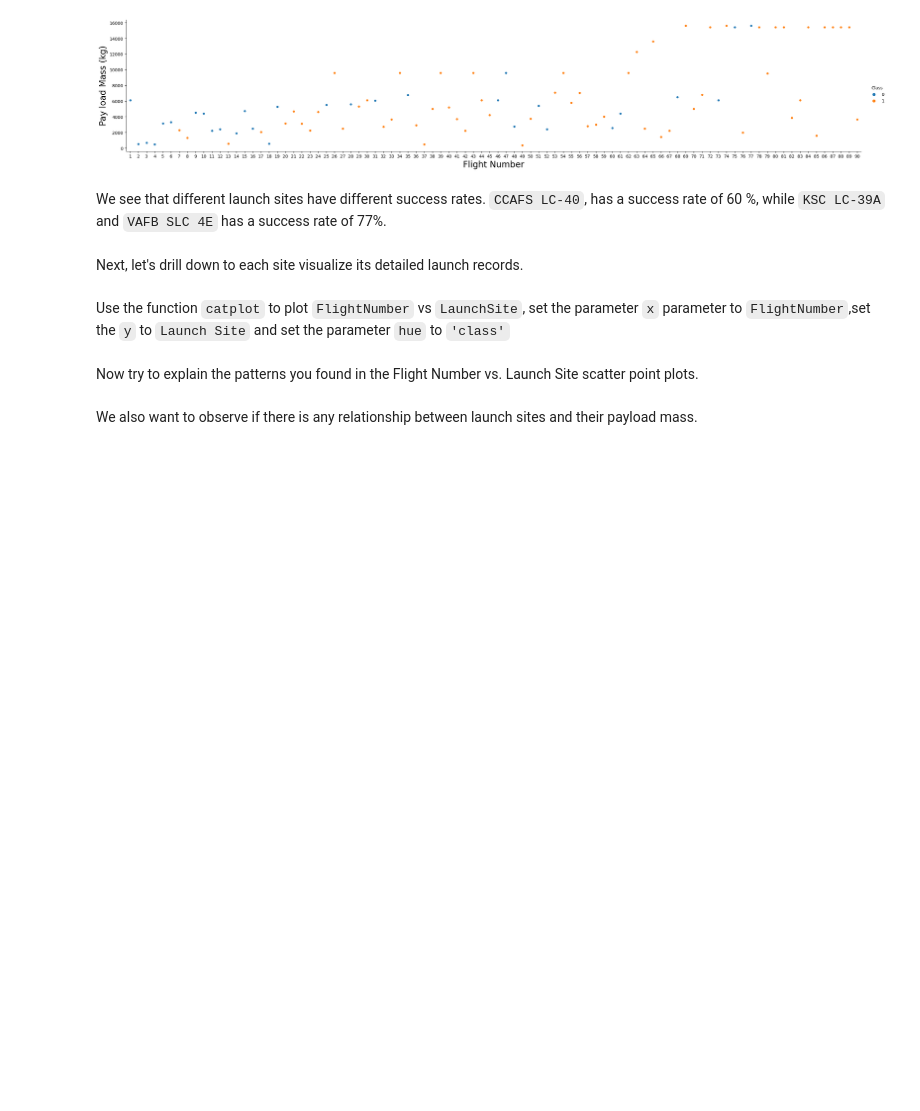
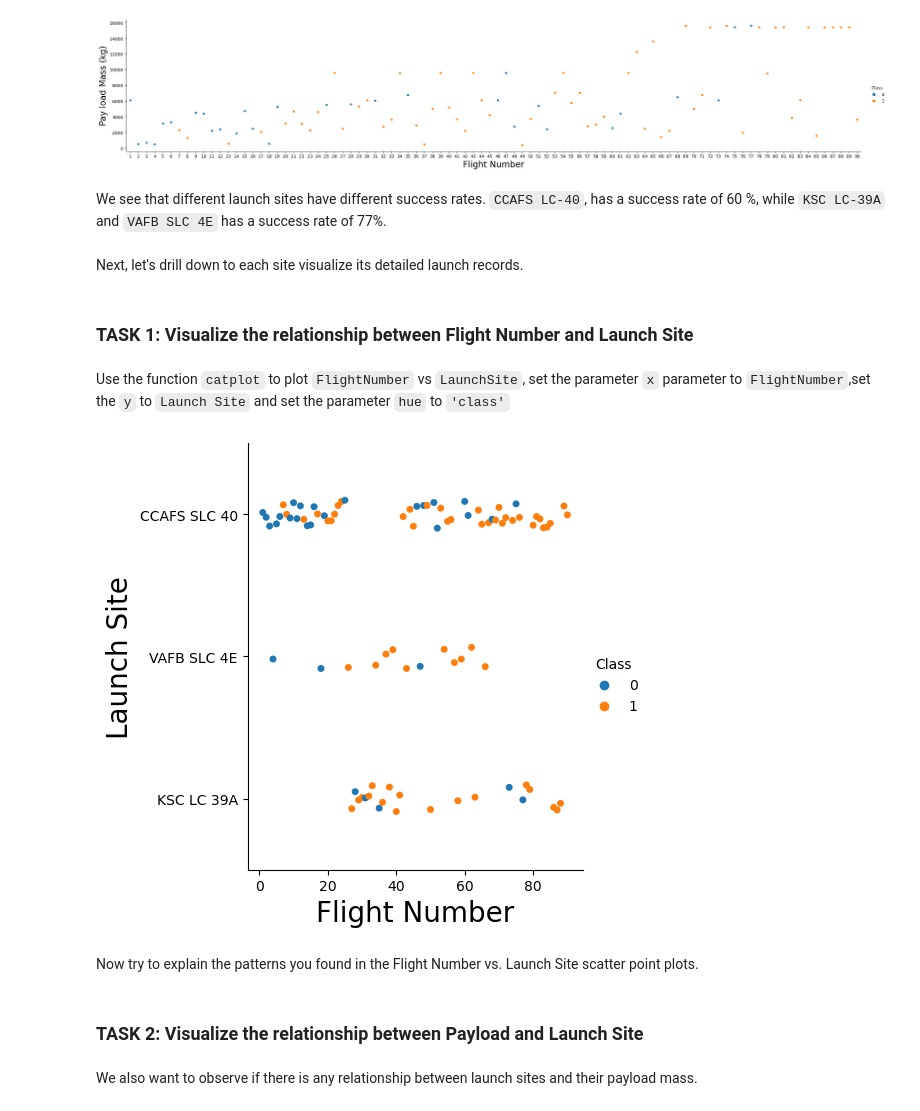
Before and after one commit to rsvinekar/Capstone-IBMDS, a Jupyter notebook: 05 Exploratory Analysis.ipynb, the cells around one changed output. Saved outputs shown, nothing was run; the diff lists cells and outputs as text; code cells hidden in the pictures; blank space fills up the shorter version.

```diff
--- a/05 Exploratory Analysis.ipynb
+++ b/05 Exploratory Analysis.ipynb
@@ -89,6 +87,14 @@ Next, let's drill down to each site visualize its detailed launch records.
+# %% [markdown]
+### TASK 1: Visualize the relationship between Flight Number and Launch Site
 # %% [markdown]
 Use the function <code>catplot</code> to plot <code>FlightNumber</code> vs <code>LaunchSite</code>, set the  parameter <code>x</code>  parameter to <code>FlightNumber</code>,set the  <code>y</code> to <code>Launch Site</code> and set the parameter <code>hue</code> to <code>'class'</code>
 # %%
 # Plot a scatter point chart with x axis to be Flight Number and y axis to be the launch site, and hue to be the class value
+sns.catplot(y="LaunchSite",x="FlightNumber", hue='Class', data=df, aspect=1)
+plt.xlabel("Flight Number",fontsize=20)
+plt.ylabel("Launch Site",fontsize=20)
+plt.show()
+# %% [output]
+[figure, added]
 # %% [markdown]
 Now try to explain the patterns you found in the Flight Number vs. Launch Site scatter point plots.
@@ -97,3 +101,5 @@ Now try to explain the patterns you found in the Flight Number vs. Launch Site s
+# %% [markdown]
+### TASK 2: Visualize the relationship between Payload and Launch Site
 # %% [markdown]
 We also want to observe if there is any relationship between launch sites and their payload mass.
 # %%
```
Also changed, not shown: parts of 25 cells of this notebook, 5 other files.
